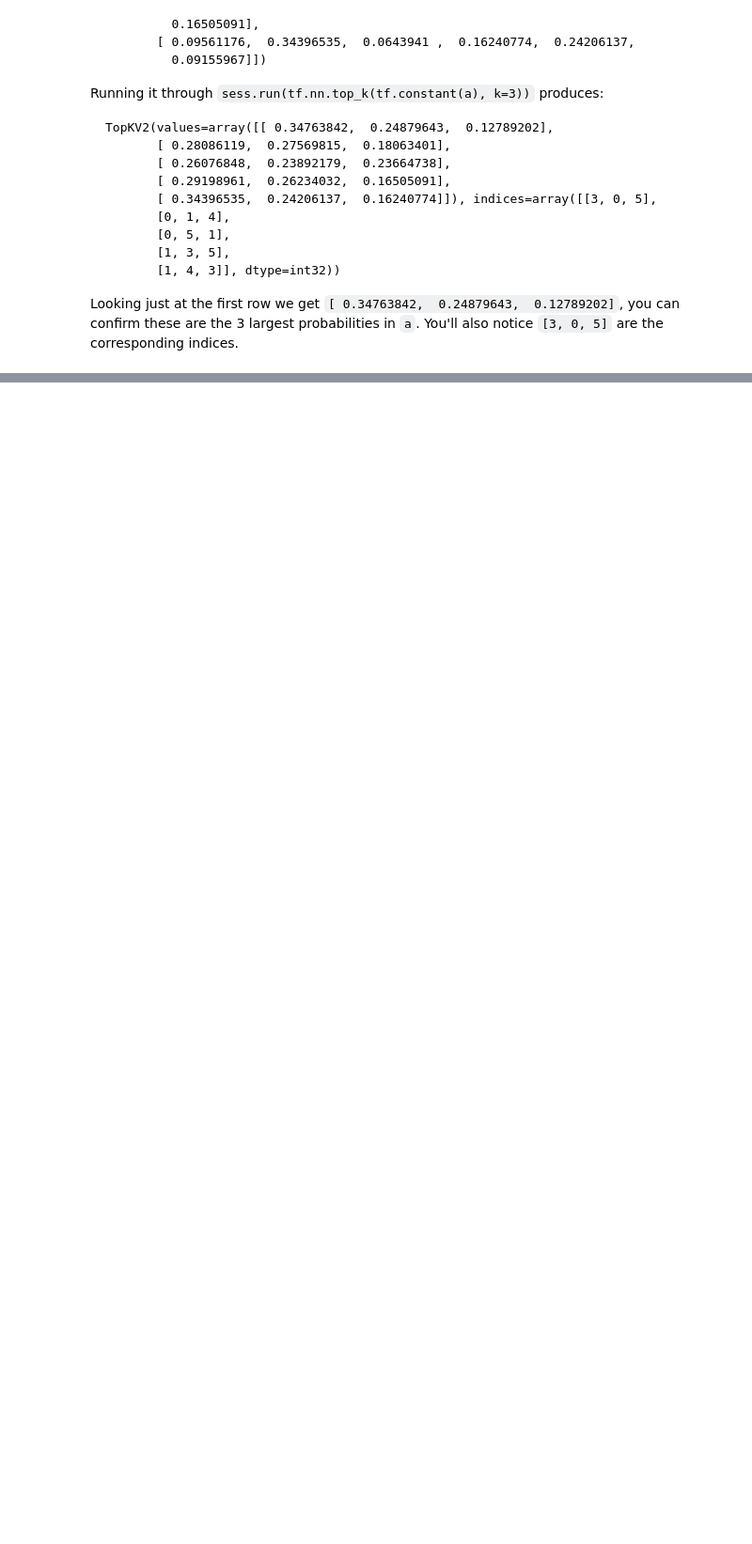
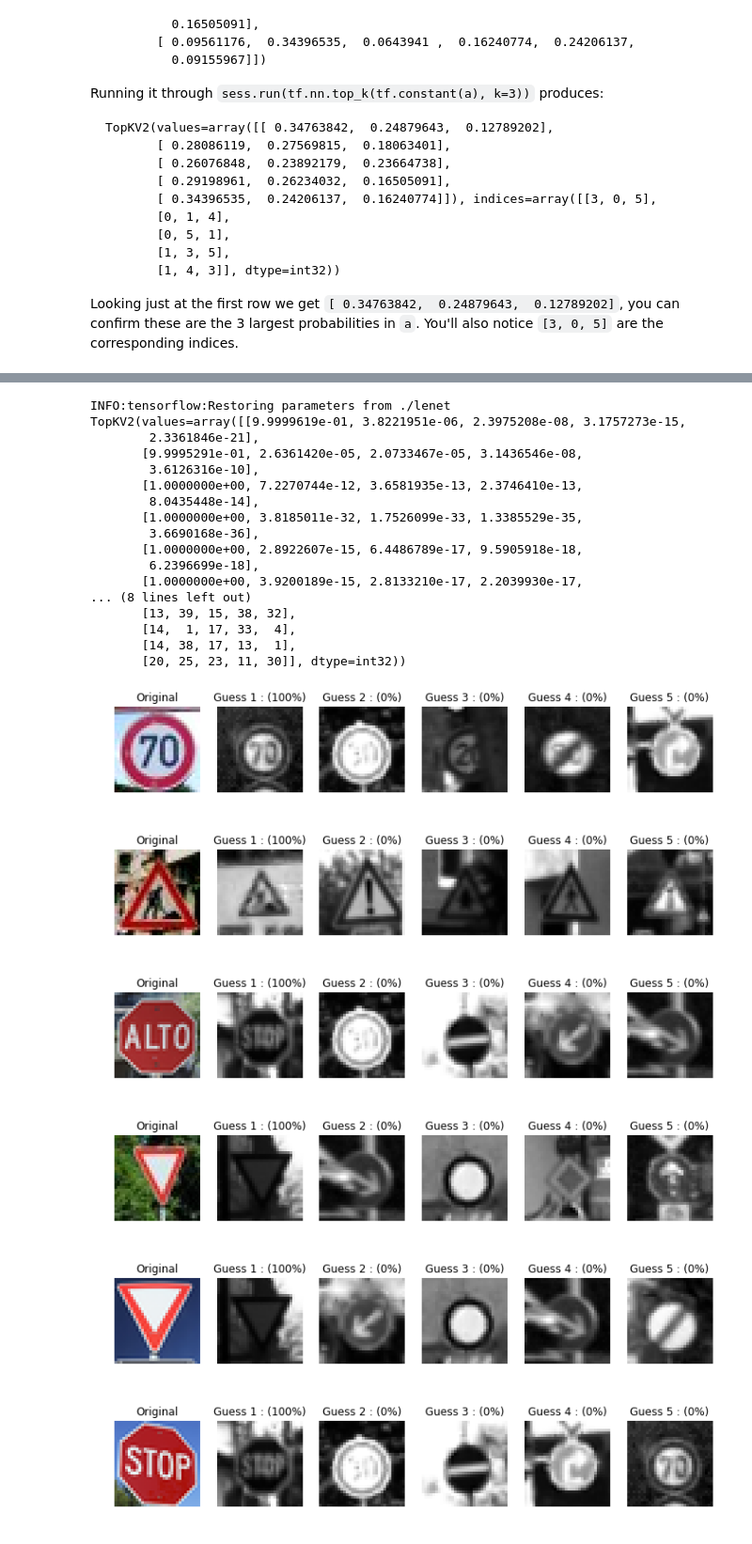
Before and after one commit to vmonestel/CarND-Traffic-Sign-Classifier-Project, a Jupyter notebook: Traffic_Sign_Classifier.ipynb, the cells around one changed output, grey strips where cells are left out. Shown: that part at 94% size. Saved outputs shown, nothing was run; the diff lists cells and outputs as text; code cells hidden in the pictures; blank space fills up the shorter version.

```diff
--- a/Traffic_Sign_Classifier.ipynb
+++ b/Traffic_Sign_Classifier.ipynb
@@ -476,0 +494,7 @@ You may find `signnames.csv` useful as it contains mappings from the class id (i
+# %%
+# Get accuracy for the new images
+with tf.Session() as sess:
+    sess.run(tf.global_variables_initializer())
+    saver.restore(sess, tf.train.latest_checkpoint('.'))
+    new_images_accuracy = evaluate(images_gray, new_labels)
+    print("New images Accuracy = {:.3f}".format(new_images_accuracy))
@@ -481,0 +506,10 @@ You may find `signnames.csv` useful as it contains mappings from the class id (i
+# %%
+# Get the accuracy for each individual images
+with tf.Session() as sess:
+    sess.run(tf.global_variables_initializer())
+    saver.restore(sess, "./lenet")
+    for image_index in range(new_images_amount):
+        single_accuracy = evaluate([images_gray[image_index]], [new_labels[image_index]])
+        print('Image {}'.format(image_index+1))
+        print("Image Accuracy = {:.3f}".format(single_accuracy))
+        print("")
@@ -579,0 +574,56 @@ def outputFeatureMap(image_input, tf_activation, activation_min=-1, activation_m
+# %%
+k_size = 5
+# Get new images logits
+new_images_logits = tf.nn.softmax(logits)
+# Get the top 5 guesses
+new_images_top_5 = tf.nn.top_k(new_images_logits, k=k_size)
+
+with tf.Session() as sess:
+    sess.run(tf.global_variables_initializer())
+    saver.restore(sess, "./lenet")
+    new_logits = sess.run(new_images_logits, feed_dict={x: images_gray, keep_prob: 1.0})
+    top_5 = sess.run(new_images_top_5, feed_dict={x: images_gray, keep_prob: 1.0})
+    print(top_5)
+    for img_num in range(new_images_amount):
+        figures = {}
+        labels = {}
+        figures[0] = images[img_num]
+        labels[0] = "Original"
+
+        fig, axs = plt.subplots(1, 6, figsize=(12, 12))
+        axs = axs.ravel()
+        axs[0].imshow(cv2.cvtColor(figures[0], cv2.COLOR_BGR2RGB))
+        axs[0].axis('off')
+        axs[0].set_title(labels[0])
+        for guess in range(k_size):
+            prob = 100 * top_5[0][img_num][guess]
+            labels[guess + 1] = 'Guess {} : ({:.0f}%)'.format(guess + 1, prob)
+            figures[guess + 1] = X_valid[np.argwhere(y_valid == top_5[1][img_num][guess])[0]].squeeze()
+
+            axs[guess + 1].imshow(figures[guess + 1])
+            axs[guess + 1].axis('off')
+            axs[guess + 1].set_title(labels[guess + 1])
+# %% [output]
+INFO:tensorflow:Restoring parameters from ./lenet
+TopKV2(values=array([[9.9999619e-01, 3.8221951e-06, 2.3975208e-08, 3.1757273e-15,
+        2.3361846e-21],
+       [9.9995291e-01, 2.6361420e-05, 2.0733467e-05, 3.1436546e-08,
+        3.6126316e-10],
+       [1.0000000e+00, 7.2270744e-12, 3.6581935e-13, 2.3746410e-13,
+        8.0435448e-14],
+       [1.0000000e+00, 3.8185011e-32, 1.7526099e-33, 1.3385529e-35,
+        3.6690168e-36],
+       [1.0000000e+00, 2.8922607e-15, 6.4486789e-17, 9.5905918e-18,
+        6.2396699e-18],
+       [1.0000000e+00, 3.9200189e-15, 2.8133210e-17, 2.2039930e-17,
+... (8 lines left out)
+       [13, 39, 15, 38, 32],
+       [14,  1, 17, 33,  4],
+       [14, 38, 17, 13,  1],
+       [20, 25, 23, 11, 30]], dtype=int32))
+[figure, added]
+[figure, added]
+[figure, added]
+[figure, added]
+[figure, added]
+[figure, added]
```
Also changed, not shown: parts of 22 cells of this notebook, 1 other file.
